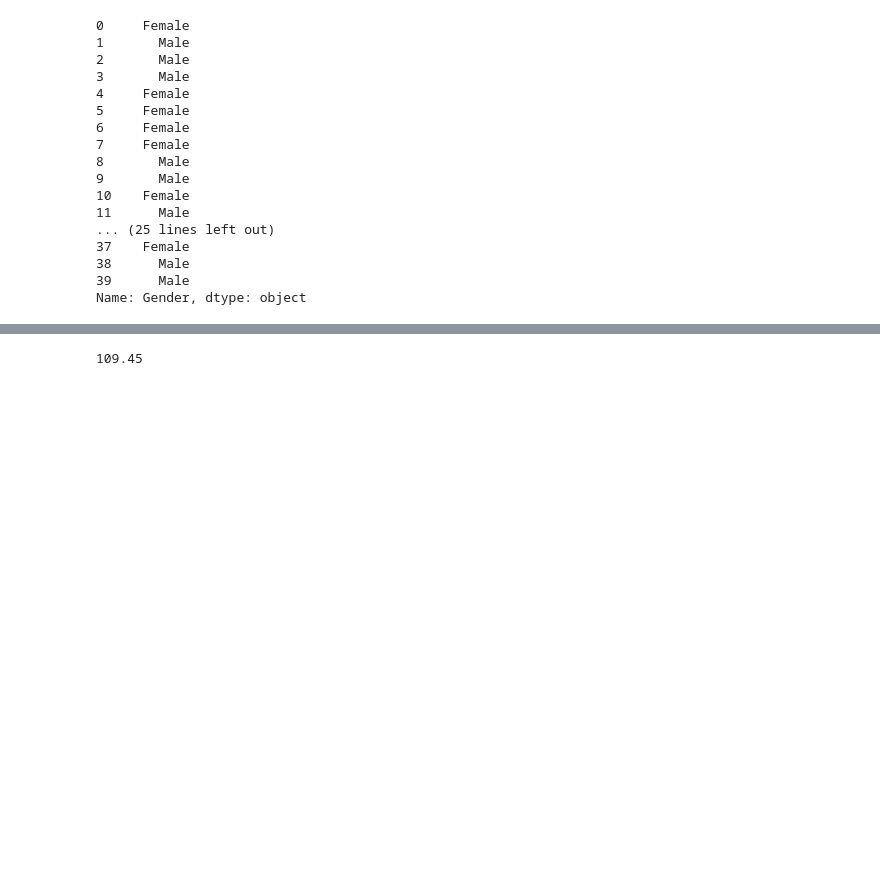
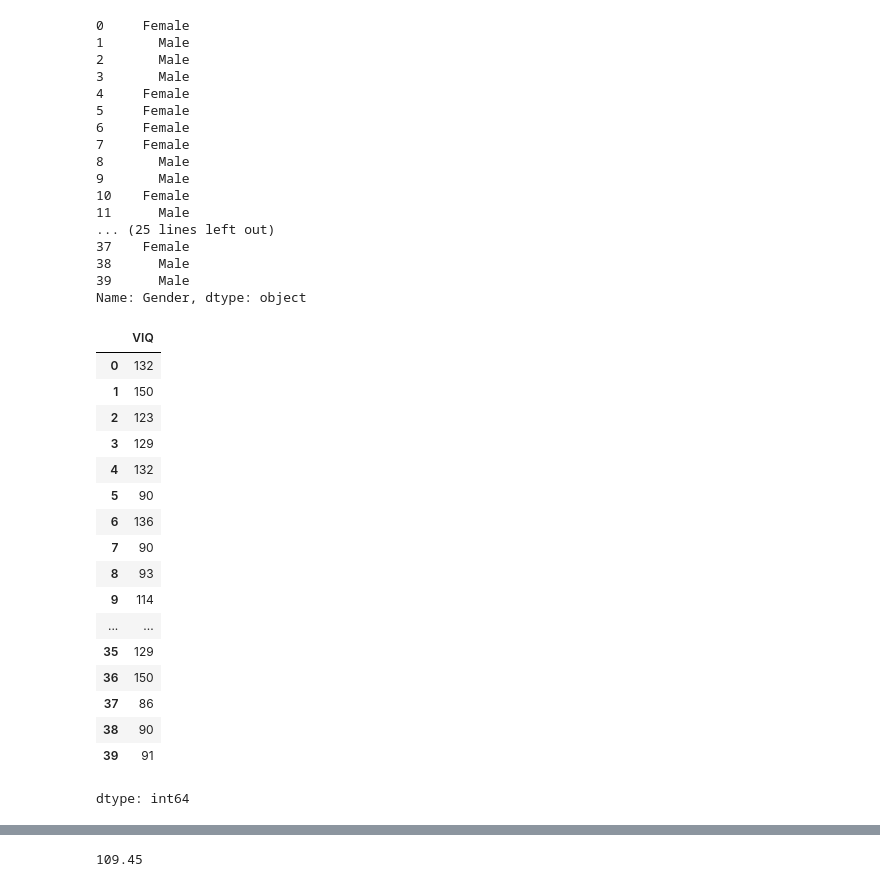
Before and after one commit to LiveKlas/DataScience_Projects, a Jupyter notebook: notebooks/Statistics_in_Python.ipynb, the cells around one changed output, grey strips where cells are left out. Cells and saved outputs as stored; diff of their text form; code cells hidden in the pictures; blank space fills up the shorter version.

```diff
--- a/notebooks/Statistics_in_Python.ipynb
+++ b/notebooks/Statistics_in_Python.ipynb
@@ -101,4 +112,25 @@ print(data['Gender']) # columns can be addressed by name
 38      Male
 39      Male
 Name: Gender, dtype: object
+# %%
+data['VIQ']
+# %% [output]
+|  | VIQ |
+| 0 | 132 |
+| 1 | 150 |
+| 2 | 123 |
+| 3 | 129 |
+| 4 | 132 |
+| 5 | 90 |
+| 6 | 136 |
+| 7 | 90 |
+| 8 | 93 |
+| 9 | 114 |
+| ... | ... |
+| 35 | 129 |
+| 36 | 150 |
+| 37 | 86 |
+| 38 | 90 |
+| 39 | 91 |
+dtype: int64
 # %%
```
Also changed, not shown: parts of 10 cells of this notebook.
